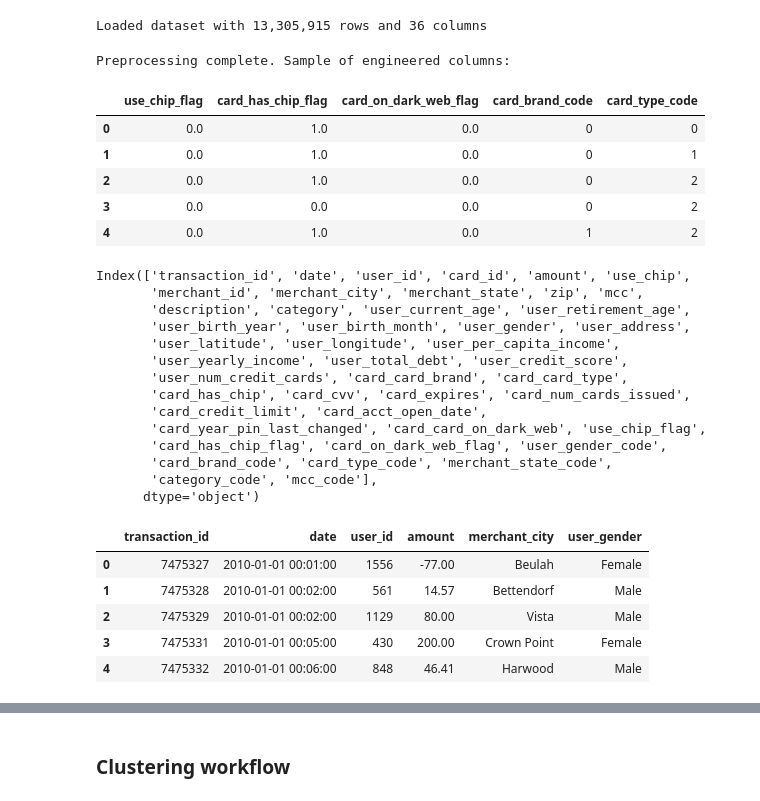
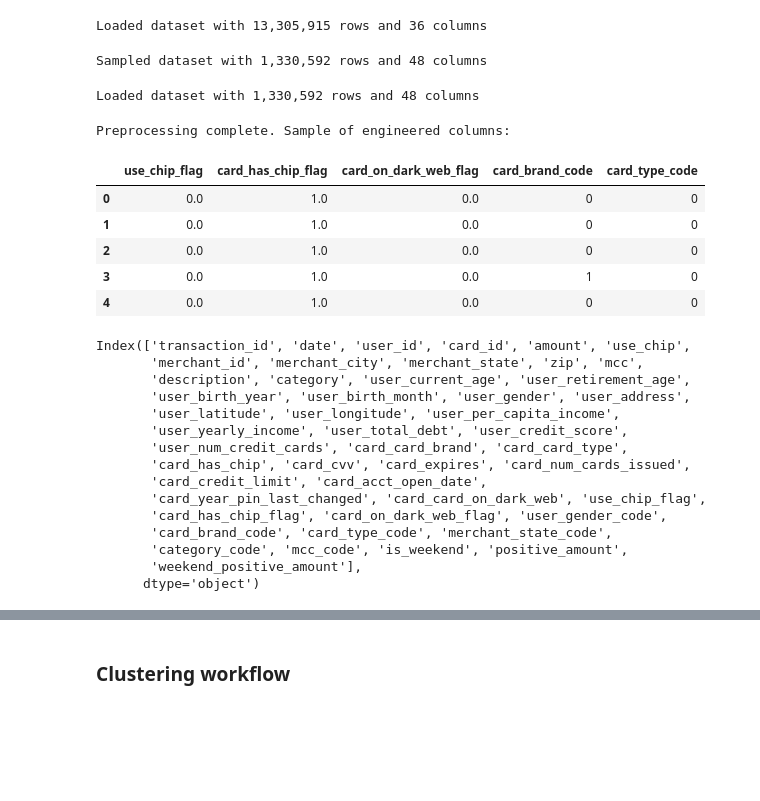
Before and after one commit to QHCeng/Capstone, a Jupyter notebook: Segmentation/Segmentation PCA.ipynb, the cells around one changed output, grey strips where cells are left out. Cells and saved outputs as stored; diff of their text form; code cells hidden in the pictures; blank space fills up the shorter version.

```diff
--- a/Segmentation/Segmentation PCA.ipynb
+++ b/Segmentation/Segmentation PCA.ipynb
@@ -14,6 +15,19 @@ df = pd.read_csv(DATA_PATH)
 print(f"Loaded dataset with {df.shape[0]:,} rows and {df.shape[1]:,} columns")
 # %% [output]
 Loaded dataset with 13,305,915 rows and 36 columns
+# %%
+# sample 10% of the data and save to 'merged-sample.csv'
+df_sample = df.sample(frac=0.1, random_state=42)
+df_sample.to_csv(Path.cwd().parent / 'merged-sample.csv', index=False)
+print(f"Sampled dataset with {df_sample.shape[0]:,} rows and {df_sample.shape[1]:,} columns")
+# %% [output]
+Sampled dataset with 1,330,592 rows and 48 columns
+# %%
+DATA_PATH = Path.cwd().parent / 'merged-sample.csv'
+df = pd.read_csv(DATA_PATH)
+print(f"Loaded dataset with {df.shape[0]:,} rows and {df.shape[1]:,} columns")
+# %% [output]
+Loaded dataset with 1,330,592 rows and 48 columns
 # %%
 def _map_binary(series):
     truthy = {'y', 'yes', 'true', '1', 't'}
@@ -29,37 +43,42 @@ df['card_expires'] = pd.to_datetime(df['card_expires'], errors='coerce')
 df['use_chip_flag'] = _map_binary(df['use_chip']).fillna(0.0)
 df['card_has_chip_flag'] = _map_binary(df['card_has_chip']).fillna(0.0)
 df['card_on_dark_web_flag'] = _map_binary(df['card_card_on_dark_web']).fillna(0.0)
 
 df['user_gender_code'], _ = pd.factorize(df['user_gender'])
 df['card_brand_code'], _ = pd.factorize(df['card_card_brand'])
 df['card_type_code'], _ = pd.factorize(df['card_card_type'])
 df['merchant_state_code'], _ = pd.factorize(df['merchant_state'])
 df['category_code'], _ = pd.factorize(df['category'])
 df['mcc_code'], _ = pd.factorize(df['mcc'])
 
 numeric_columns = [
     'user_current_age', 'user_retirement_age', 'user_birth_year', 'user_birth_month',
     'user_per_capita_income', 'user_yearly_income', 'user_total_debt',
     'user_credit_score', 'user_num_credit_cards', 'card_num_cards_issued',
     'card_credit_limit', 'card_year_pin_last_changed', 'user_latitude', 'user_longitude',
     'zip'
  ]
 for col in numeric_columns:
     df[col] = pd.to_numeric(df[col], errors='coerce')
 
 df['amount'] = pd.to_numeric(df['amount'], errors='coerce')
 df['card_cvv'] = pd.to_numeric(df['card_cvv'], errors='coerce')
 
+# weekend and spend helpers
+df['is_weekend'] = df['date'].dt.weekday >= 5
+df['positive_amount'] = df['amount'].clip(lower=0)
+df['weekend_positive_amount'] = np.where(df['is_weekend'], df['positive_amount'], 0)
+
 print("Preprocessing complete. Sample of engineered columns:")
 df[['use_chip_flag', 'card_has_chip_flag', 'card_on_dark_web_flag', 'card_brand_code', 'card_type_code']].head()
 # %% [output]
 Preprocessing complete. Sample of engineered columns:
 |  | use_chip_flag | card_has_chip_flag | card_on_dark_web_flag | card_brand_code | card_type_code |
 | 0 | 0.0 | 1.0 | 0.0 | 0 | 0 |
-| 1 | 0.0 | 1.0 | 0.0 | 0 | 1 |
-| 2 | 0.0 | 1.0 | 0.0 | 0 | 2 |
-| 3 | 0.0 | 0.0 | 0.0 | 0 | 2 |
-| 4 | 0.0 | 1.0 | 0.0 | 1 | 2 |
+| 1 | 0.0 | 1.0 | 0.0 | 0 | 0 |
+| 2 | 0.0 | 1.0 | 0.0 | 0 | 0 |
+| 3 | 0.0 | 1.0 | 0.0 | 1 | 0 |
+| 4 | 0.0 | 1.0 | 0.0 | 0 | 0 |
 # %%
 df.columns
 # %% [output]
@@ -75,20 +94,9 @@ Index(['transaction_id', 'date', 'user_id', 'card_id', 'amount', 'use_chip',
        'card_year_pin_last_changed', 'card_card_on_dark_web', 'use_chip_flag',
        'card_has_chip_flag', 'card_on_dark_web_flag', 'user_gender_code',
        'card_brand_code', 'card_type_code', 'merchant_state_code',
-       'category_code', 'mcc_code'],
+       'category_code', 'mcc_code', 'is_weekend', 'positive_amount',
+       'weekend_positive_amount'],
       dtype='object')
-# %%
-df_rfm = df[['transaction_id', 'date', 'user_id', 'amount','merchant_city', 'user_gender']]
-df_rfm.head()
-
-# There is no missing values, I will start with RFM analysis
-# %% [output]
-|  | transaction_id | date | user_id | amount | merchant_city | user_gender |
-| 0 | 7475327 | 2010-01-01 00:01:00 | 1556 | -77.00 | Beulah | Female |
-| 1 | 7475328 | 2010-01-01 00:02:00 | 561 | 14.57 | Bettendorf | Male |
-| 2 | 7475329 | 2010-01-01 00:02:00 | 1129 | 80.00 | Vista | Male |
-| 3 | 7475331 | 2010-01-01 00:05:00 | 430 | 200.00 | Crown Point | Female |
-| 4 | 7475332 | 2010-01-01 00:06:00 | 848 | 46.41 | Harwood | Male |
 # %%
 def most_frequent(series):
     if series.empty:
```
Also changed, not shown: parts of 24 cells of this notebook.
